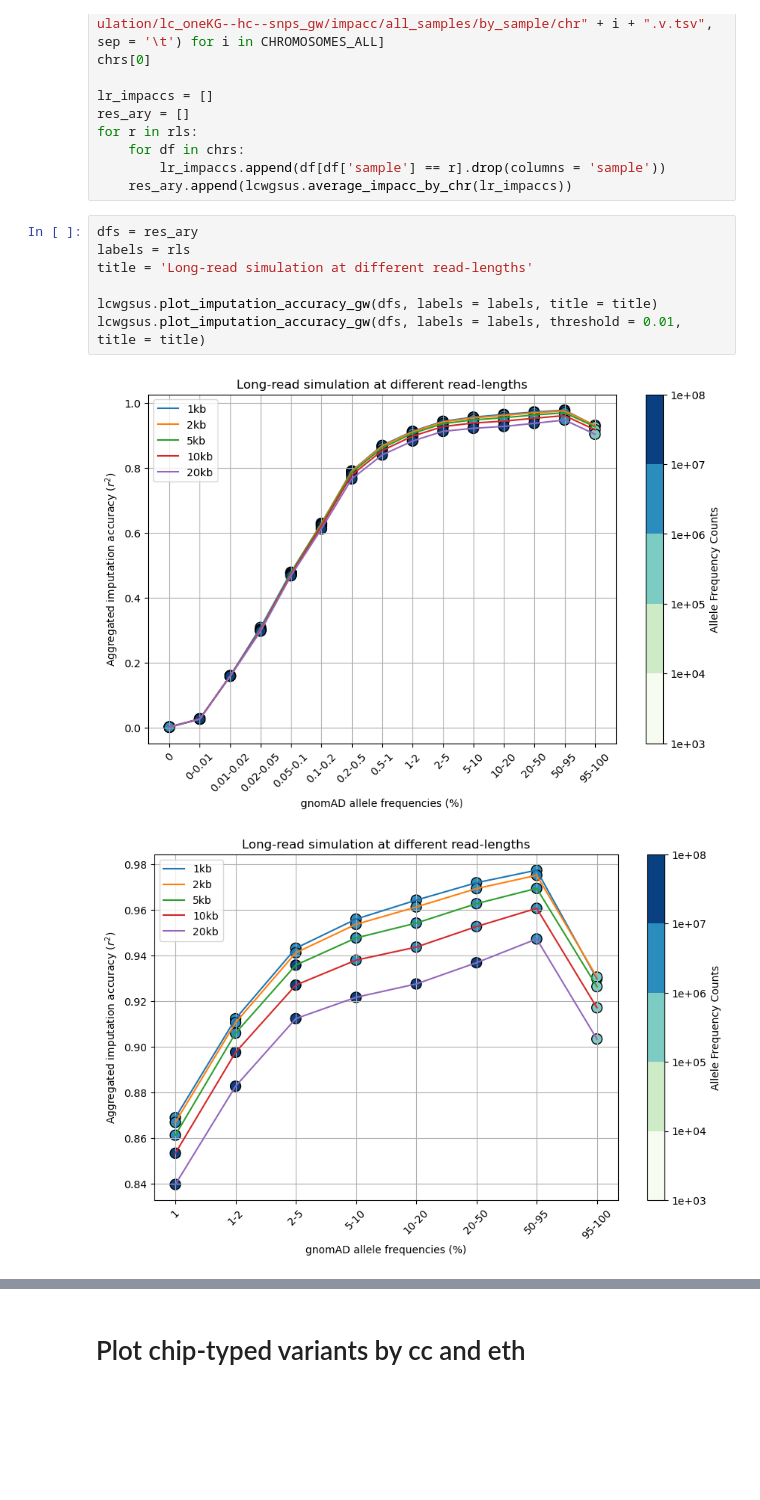
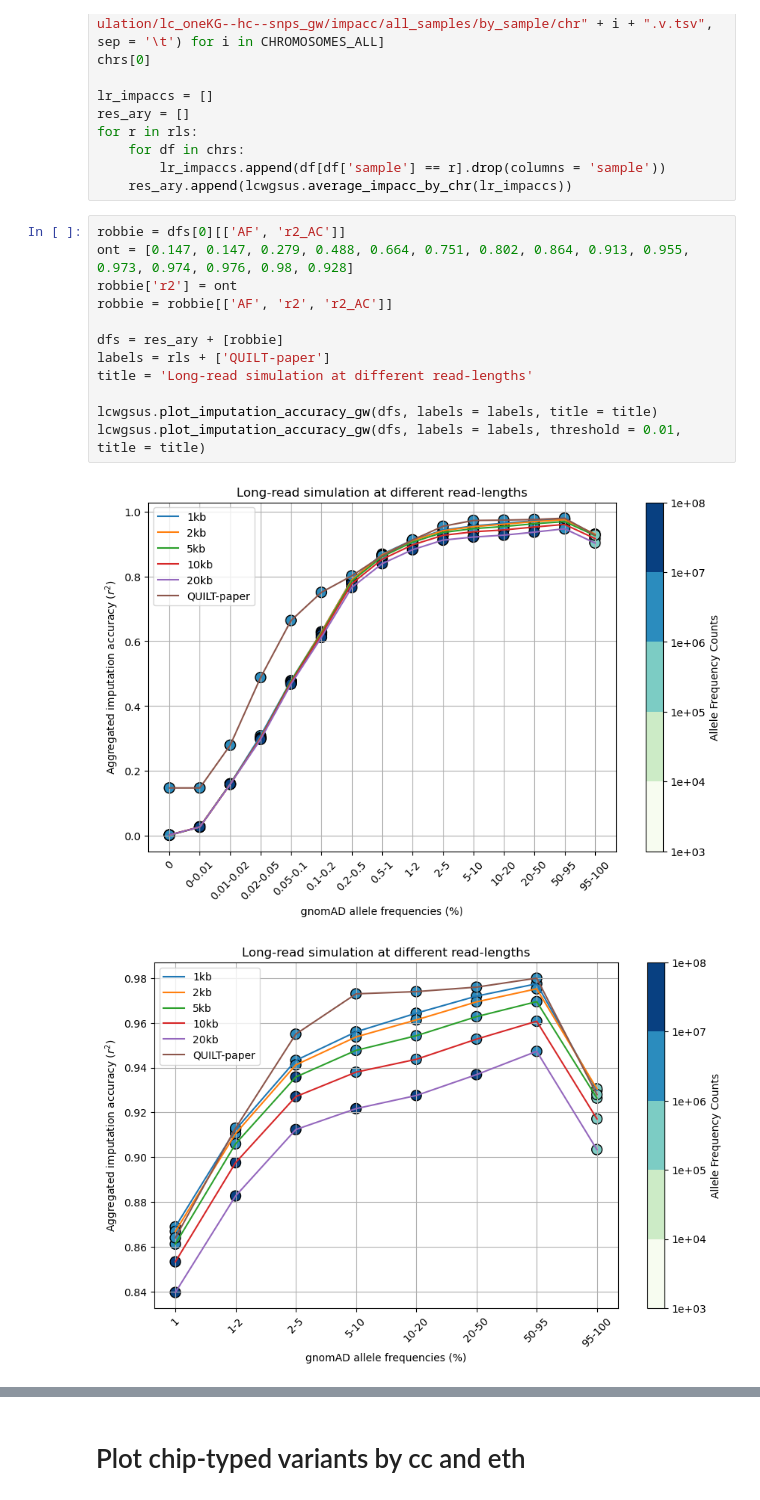
Before and after one commit to Suuuuuuuus/LCWGS_pipeline, a Jupyter notebook: scripts/notebooks/lcwgs_plot.ipynb, the cells around one changed output, grey strips where cells are left out. Drawn from its saved outputs; the diff is of its cells as text; blank space fills up the shorter version.

```diff
--- a/scripts/notebooks/lcwgs_plot.ipynb
+++ b/scripts/notebooks/lcwgs_plot.ipynb
@@ -202,12 +202,17 @@ for r in rls:
         lr_impaccs.append(df[df['sample'] == r].drop(columns = 'sample'))
     res_ary.append(lcwgsus.average_impacc_by_chr(lr_impaccs))
 # %%
-dfs = res_ary
-labels = rls
+robbie = dfs[0][['AF', 'r2_AC']]
+ont = [0.147, 0.147, 0.279, 0.488, 0.664, 0.751, 0.802, 0.864, 0.913, 0.955, 0.973, 0.974, 0.976, 0.98, 0.928]
+robbie['r2'] = ont
+robbie = robbie[['AF', 'r2', 'r2_AC']]
+
+dfs = res_ary + [robbie]
+labels = rls + ['QUILT-paper']
 title = 'Long-read simulation at different read-lengths'
 
 lcwgsus.plot_imputation_accuracy_gw(dfs, labels = labels, title = title)
 lcwgsus.plot_imputation_accuracy_gw(dfs, labels = labels, threshold = 0.01, title = title)
 # %% [output]
-[figure, old version]
+[figure, new version]
-[figure, old version]
+[figure, new version]
```
Also changed, not shown: parts of 5 cells of this notebook.
